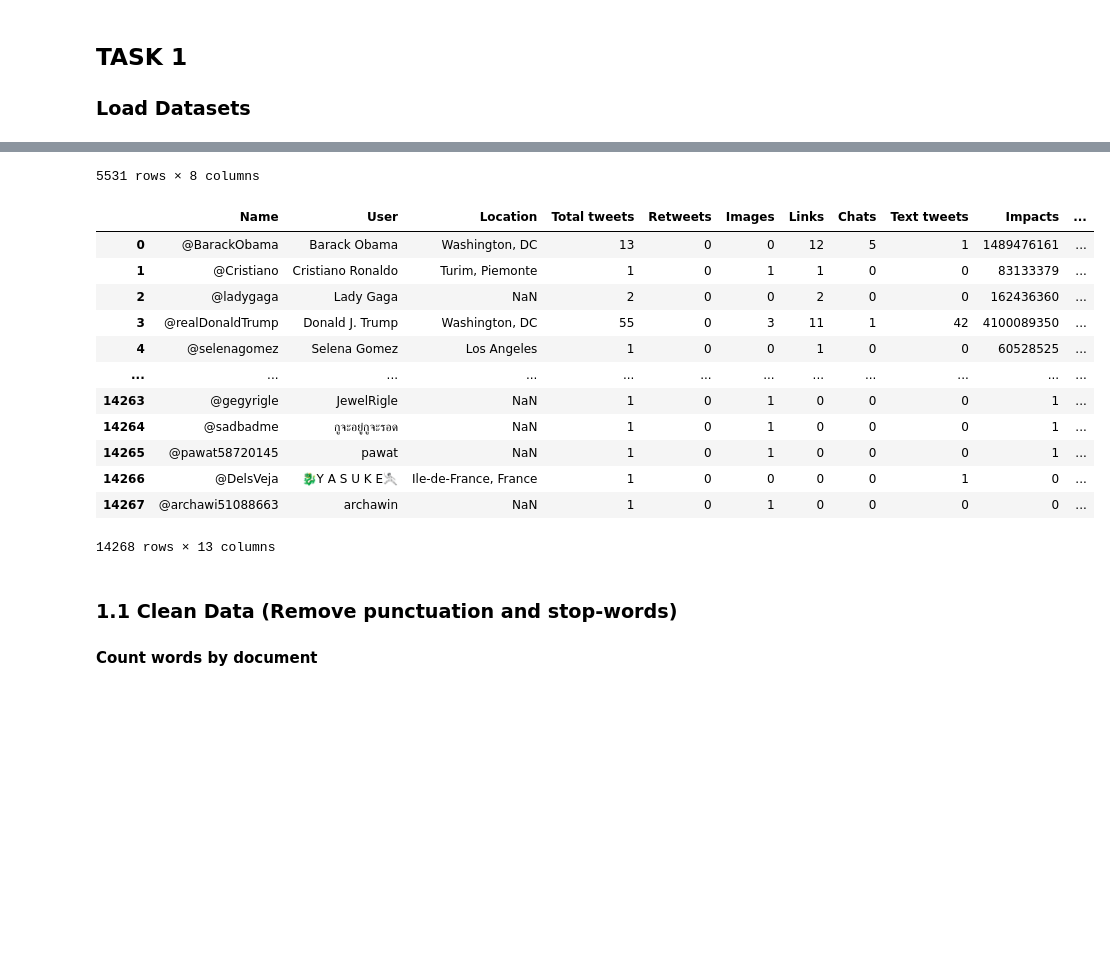
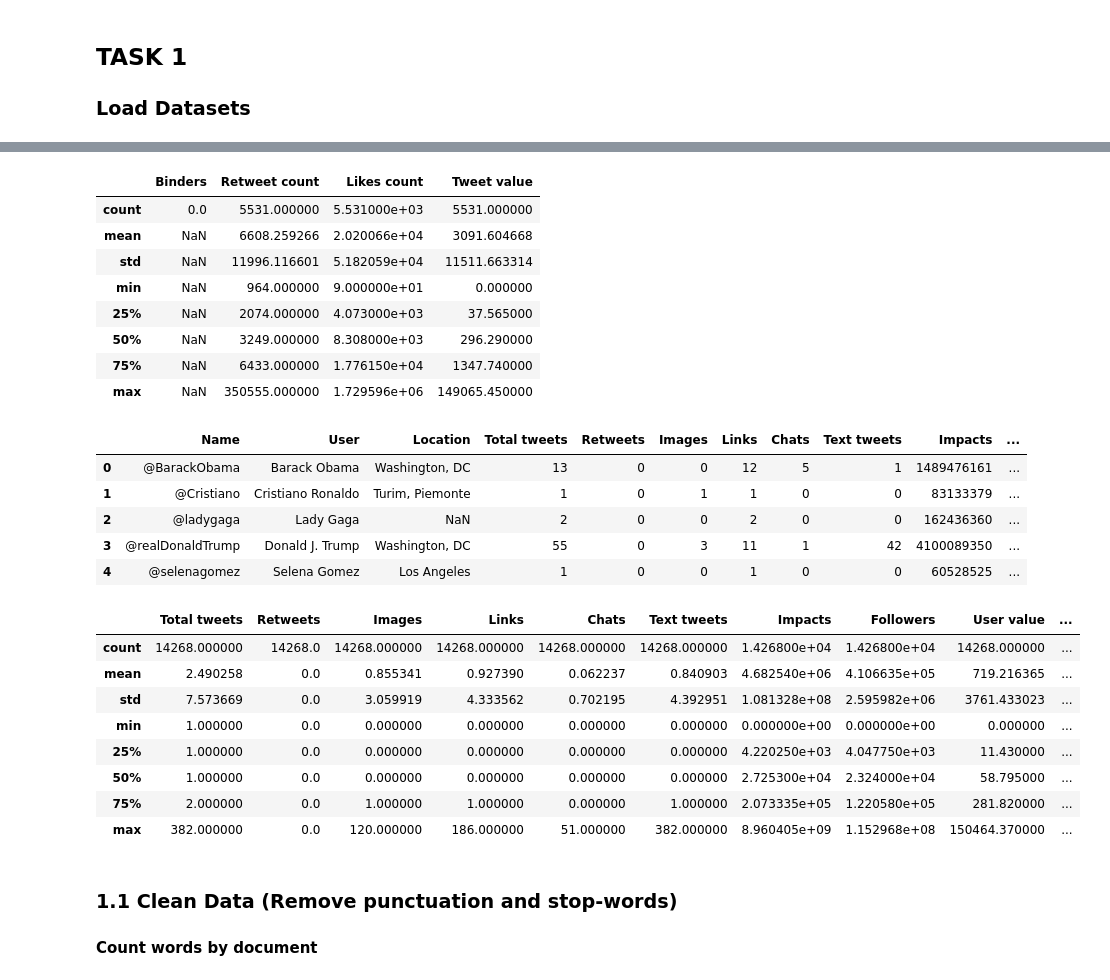
Before and after one commit to andres112/Social-Media-Analytics, a Jupyter notebook: 7_Exercise/app.ipynb, the cells around one changed output, grey strips where cells are left out. Drawn from its saved outputs; the diff is of its cells as text; code cells hidden in the pictures; blank space fills up the shorter version.

```diff
--- a/7_Exercise/app.ipynb
+++ b/7_Exercise/app.ipynb
@@ -17,10 +19,12 @@ InteractiveShell.ast_node_interactivity = "all"
 # %%
 tweets_dataset = pd.read_csv('tweets_info.csv')
 user_dataset = pd.read_csv('user_info.csv')
-tweets_dataset.sort_values(by='Likes count', ascending = False)
-# tweets_dataset.groupby('User').count().sort_values(['Tweet'], ascending=False)
-user_dataset.sort_values(by='Followers', ascending=False)
-# user_dataset.groupby('User').count().sort_values(['Impacts'], ascending=False)
+# Tweets information
+tweets_dataset.sort_values(by='Likes count', ascending = False).head()
+tweets_dataset.describe()
+# User information
+user_dataset.sort_values(by='Followers', ascending=False).head()
+user_dataset.describe()
 # %% [output]
 |  | User | Date | Tweet | Binders | Permalink | Retweet count | Likes count | Tweet value |
 | 2168 | Elon Musk | 06.03.20 20:42 | The coronavirus panic is dumb | NaN | https://www.twitter.com/user/stat... | 350555 | 1729596 | 47385.34 |
@@ -37,17 +35,27 @@ user_dataset.sort_values(by='Followers', ascending=False)
-5531 rows × 8 columns
-|  | Name | User | Location | Total tweets | Retweets | Images | Links | Chats | Text tweets | Impacts | ... |
-| 0 | @BarackObama | Barack Obama | Washington, DC | 13 | 0 | 0 | 12 | 5 | 1 | 1489476161 | ... |
-| 1 | @Cristiano | Cristiano Ronaldo | Turim, Piemonte | 1 | 0 | 1 | 1 | 0 | 0 | 83133379 | ... |
-| 2 | @ladygaga | Lady Gaga | NaN | 2 | 0 | 0 | 2 | 0 | 0 | 162436360 | ... |
-| 3 | @realDonaldTrump | Donald J. Trump | Washington, DC | 55 | 0 | 3 | 11 | 1 | 42 | 4100089350 | ... |
-| 4 | @selenagomez | Selena Gomez | Los Angeles | 1 | 0 | 0 | 1 | 0 | 0 | 60528525 | ... |
-| ... | ... | ... | ... | ... | ... | ... | ... | ... | ... | ... | ... |
-| 14263 | @gegyrigle | JewelRigle | NaN | 1 | 0 | 1 | 0 | 0 | 0 | 1 | ... |
-| 14264 | @sadbadme | กูจะอยู่กูจะรอด | NaN | 1 | 0 | 1 | 0 | 0 | 0 | 1 | ... |
-| 14265 | @pawat58720145 | pawat | NaN | 1 | 0 | 1 | 0 | 0 | 0 | 1 | ... |
-| 14266 | @DelsVeja | 🐉Y A S U K E🤺 | Ile-de-France, France | 1 | 0 | 0 | 0 | 0 | 1 | 0 | ... |
-| 14267 | @archawi51088663 | archawin | NaN | 1 | 0 | 1 | 0 | 0 | 0 | 0 | ... |
+|  | Binders | Retweet count | Likes count | Tweet value |
+| count | 0.0 | 5531.000000 | 5.531000e+03 | 5531.000000 |
+| mean | NaN | 6608.259266 | 2.020066e+04 | 3091.604668 |
+| std | NaN | 11996.116601 | 5.182059e+04 | 11511.663314 |
+| min | NaN | 964.000000 | 9.000000e+01 | 0.000000 |
+| 25% | NaN | 2074.000000 | 4.073000e+03 | 37.565000 |
+| 50% | NaN | 3249.000000 | 8.308000e+03 | 296.290000 |
+| 75% | NaN | 6433.000000 | 1.776150e+04 | 1347.740000 |
+| max | NaN | 350555.000000 | 1.729596e+06 | 149065.450000 |
-14268 rows × 13 columns
+|  | Name | User | Location | Total tweets | Retweets | Images | Links | Chats | Text tweets | Impacts | ... |
+| 0 | @BarackObama | Barack Obama | Washington, DC | 13 | 0 | 0 | 12 | 5 | 1 | 1489476161 | ... |
+| 1 | @Cristiano | Cristiano Ronaldo | Turim, Piemonte | 1 | 0 | 1 | 1 | 0 | 0 | 83133379 | ... |
+| 2 | @ladygaga | Lady Gaga | NaN | 2 | 0 | 0 | 2 | 0 | 0 | 162436360 | ... |
+| 3 | @realDonaldTrump | Donald J. Trump | Washington, DC | 55 | 0 | 3 | 11 | 1 | 42 | 4100089350 | ... |
+| 4 | @selenagomez | Selena Gomez | Los Angeles | 1 | 0 | 0 | 1 | 0 | 0 | 60528525 | ... |
+|  | Total tweets | Retweets | Images | Links | Chats | Text tweets | Impacts | Followers | User value | ... |
+| count | 14268.000000 | 14268.0 | 14268.000000 | 14268.000000 | 14268.000000 | 14268.000000 | 1.426800e+04 | 1.426800e+04 | 14268.000000 | ... |
+| mean | 2.490258 | 0.0 | 0.855341 | 0.927390 | 0.062237 | 0.840903 | 4.682540e+06 | 4.106635e+05 | 719.216365 | ... |
+| std | 7.573669 | 0.0 | 3.059919 | 4.333562 | 0.702195 | 4.392951 | 1.081328e+08 | 2.595982e+06 | 3761.433023 | ... |
+| min | 1.000000 | 0.0 | 0.000000 | 0.000000 | 0.000000 | 0.000000 | 0.000000e+00 | 0.000000e+00 | 0.000000 | ... |
+| 25% | 1.000000 | 0.0 | 0.000000 | 0.000000 | 0.000000 | 0.000000 | 4.220250e+03 | 4.047750e+03 | 11.430000 | ... |
+| 50% | 1.000000 | 0.0 | 0.000000 | 0.000000 | 0.000000 | 0.000000 | 2.725300e+04 | 2.324000e+04 | 58.795000 | ... |
+| 75% | 2.000000 | 0.0 | 1.000000 | 1.000000 | 0.000000 | 1.000000 | 2.073335e+05 | 1.220580e+05 | 281.820000 | ... |
+| max | 382.000000 | 0.0 | 120.000000 | 186.000000 | 51.000000 | 382.000000 | 8.960405e+09 | 1.152968e+08 | 150464.370000 | ... |
 # %% [markdown]
 ### 1.1 Clean Data (Remove punctuation and stop-words)
 #### Count words by document
```
Also changed, not shown: parts of 28 cells of this notebook, 2 other files.
